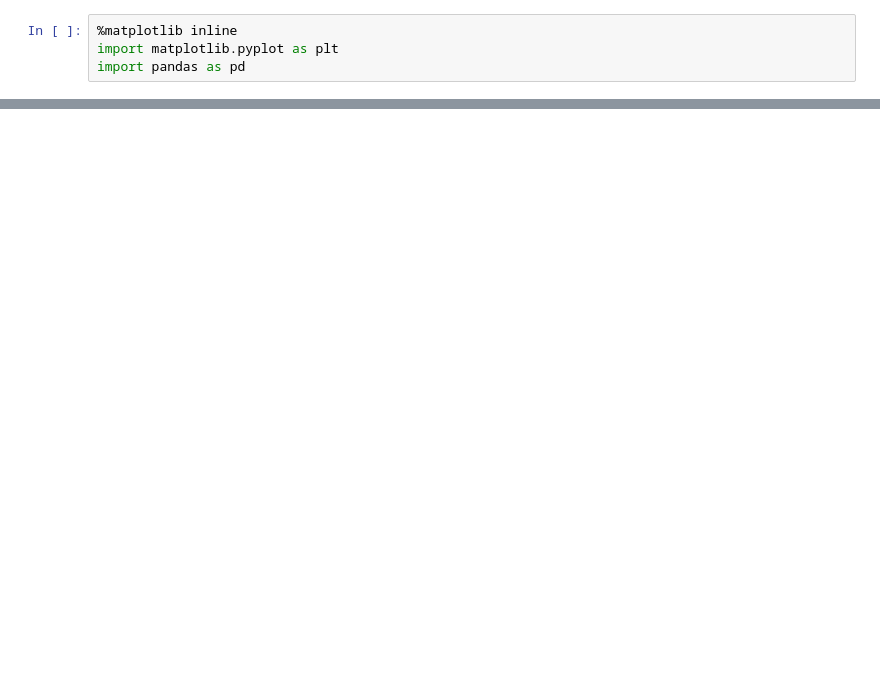
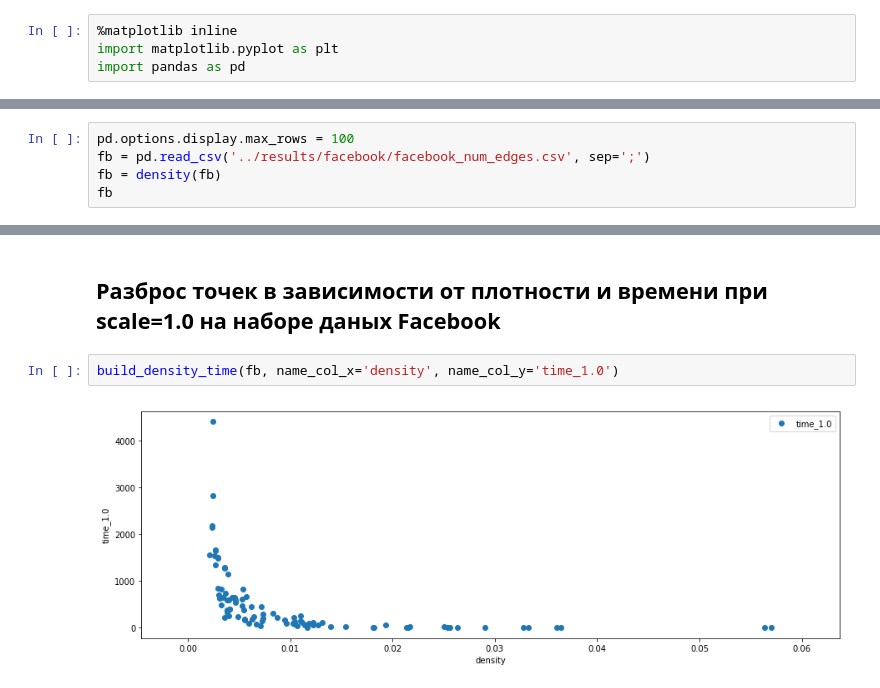
Before and after one commit to stacy-s/MCP, a Jupyter notebook: data/results.ipynb, the cells around one changed output, grey strips where cells are left out. Cells and saved outputs as stored; diff of their text form; blank space fills up the shorter version.

```diff
--- a/data/results.ipynb
+++ b/data/results.ipynb
@@ -54,0 +59,5 @@ df
+# %%
+pd.options.display.max_rows = 100
+fb = pd.read_csv('../results/facebook/facebook_num_edges.csv', sep=';')
+fb = density(fb)
+fb
@@ -54,0 +82,6 @@ df
+# %% [markdown]
+## Разброс точек в зависимости от плотности и времени при scale=1.0 на наборе даных Facebook
+# %%
+build_density_time(fb, name_col_x='density', name_col_y='time_1.0')
+# %% [output]
+[figure, added]
```
Also changed, not shown: parts of 16 cells of this notebook, 5 other files.
